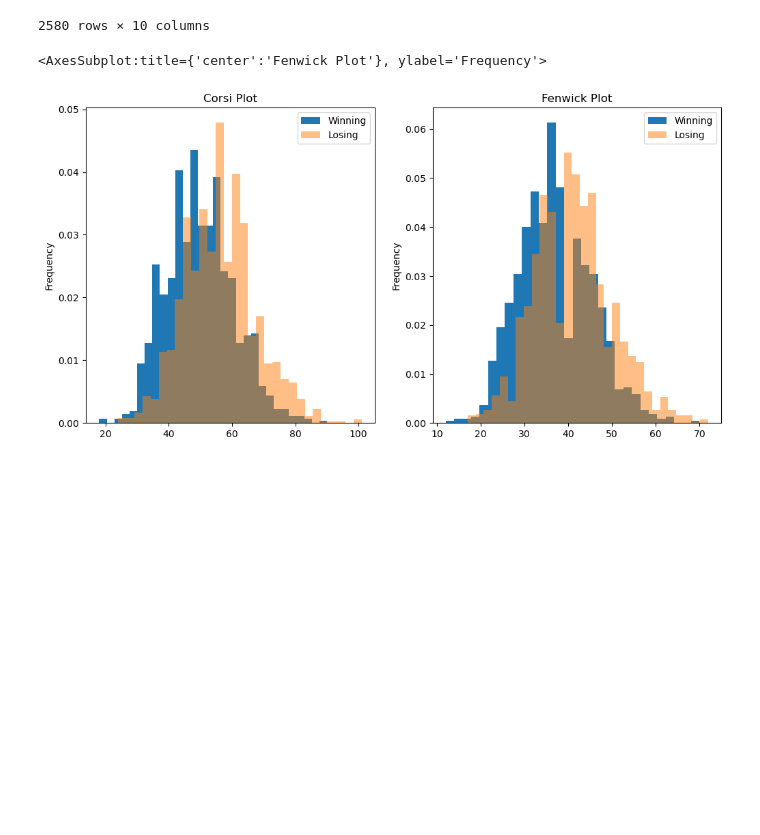
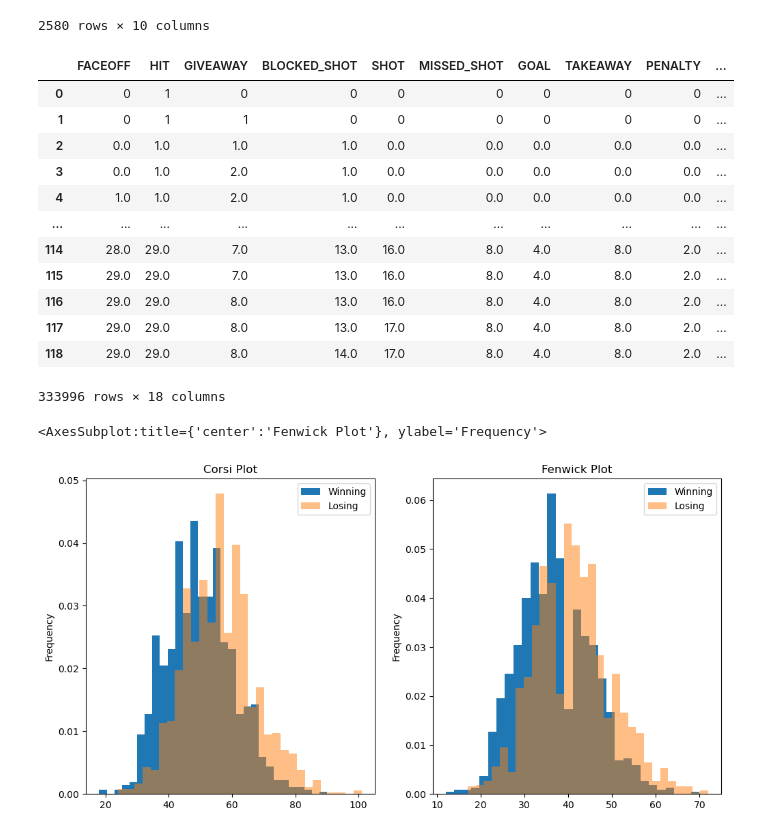
Before and after one commit to jeffxhansen/NHL_Win_Predictor, a Jupyter notebook: dylan.ipynb, the cells around one changed output. Cells and saved outputs as stored; diff of their text form; code cells hidden in the pictures; blank space fills up the shorter version.

```diff
--- a/dylan.ipynb
+++ b/dylan.ipynb
@@ -201,6 +206,22 @@ for game_id in unique_game_ids:
     home_df, away_df = get_data(df_copy, game_id)
     final_df = final_df.append(home_df)
     final_df = final_df.append(away_df)
+# %%
+final_df
+# %% [output]
+|  | FACEOFF | HIT | GIVEAWAY | BLOCKED_SHOT | SHOT | MISSED_SHOT | GOAL | TAKEAWAY | PENALTY | ... |
+| 0 | 0 | 1 | 0 | 0 | 0 | 0 | 0 | 0 | 0 | ... |
+| 1 | 0 | 1 | 1 | 0 | 0 | 0 | 0 | 0 | 0 | ... |
+| 2 | 0.0 | 1.0 | 1.0 | 1.0 | 0.0 | 0.0 | 0.0 | 0.0 | 0.0 | ... |
+| 3 | 0.0 | 1.0 | 2.0 | 1.0 | 0.0 | 0.0 | 0.0 | 0.0 | 0.0 | ... |
+| 4 | 1.0 | 1.0 | 2.0 | 1.0 | 0.0 | 0.0 | 0.0 | 0.0 | 0.0 | ... |
+| ... | ... | ... | ... | ... | ... | ... | ... | ... | ... | ... |
+| 114 | 28.0 | 29.0 | 7.0 | 13.0 | 16.0 | 8.0 | 4.0 | 8.0 | 2.0 | ... |
+| 115 | 29.0 | 29.0 | 7.0 | 13.0 | 16.0 | 8.0 | 4.0 | 8.0 | 2.0 | ... |
+| 116 | 29.0 | 29.0 | 8.0 | 13.0 | 16.0 | 8.0 | 4.0 | 8.0 | 2.0 | ... |
+| 117 | 29.0 | 29.0 | 8.0 | 13.0 | 17.0 | 8.0 | 4.0 | 8.0 | 2.0 | ... |
+| 118 | 29.0 | 29.0 | 8.0 | 14.0 | 17.0 | 8.0 | 4.0 | 8.0 | 2.0 | ... |
+333996 rows × 18 columns
 # %%
 subset = final_df.groupby(['TEAM', 'GAME_ID']).tail(1)
 fig, ax = plt.subplots(1, 2, figsize=(12, 6))
```
Also changed, not shown: parts of 1 cell of this notebook, 4 other files.
